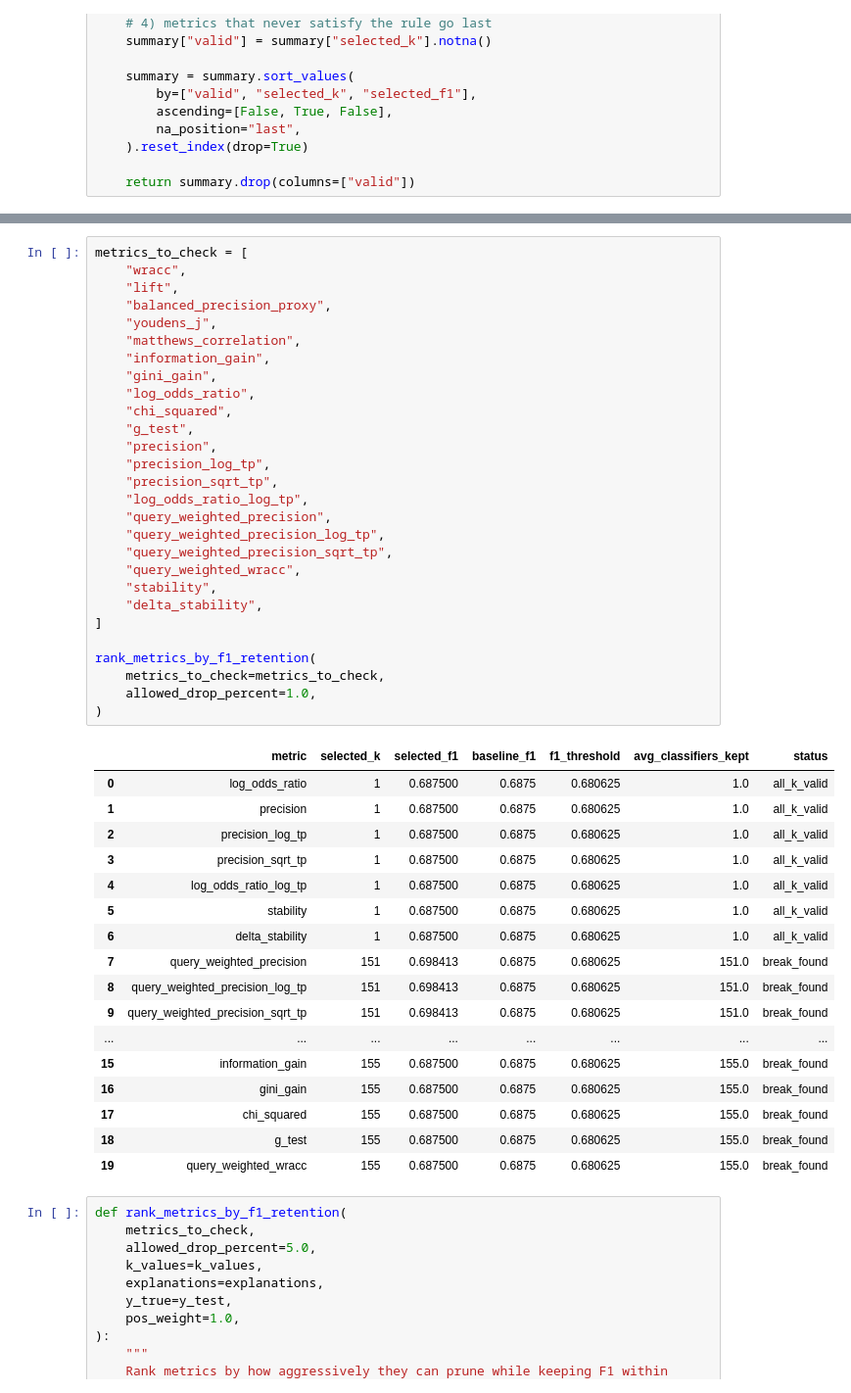
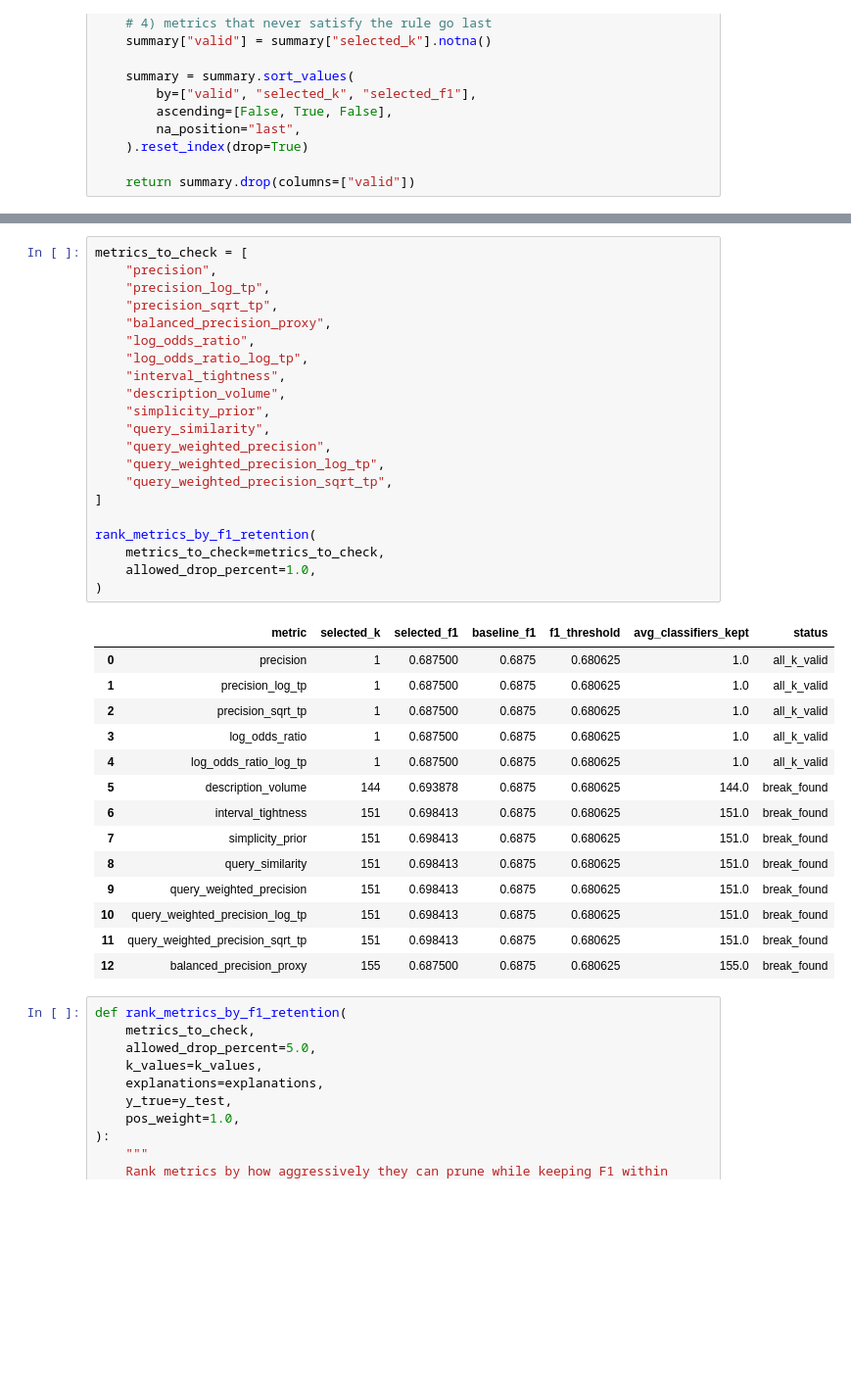
Before and after one commit to TTPO100AJIEX/OSDA-LazyFCA, a Jupyter notebook: experiments/sonar_topk_ranking_raw.ipynb, the cells around one changed output, grey strips where cells are left out. Shown at 98% size. Drawn from its saved outputs; the diff is of its cells as text; blank space fills up the shorter version.

```diff
--- a/experiments/sonar_topk_ranking_raw.ipynb
+++ b/experiments/sonar_topk_ranking_raw.ipynb
@@ -749,49 +719,39 @@ rank_metrics_by_f1_retention(
 # %%
 metrics_to_check = [
-    "wracc",
-    "lift",
-    "balanced_precision_proxy",
-    "youdens_j",
-    "matthews_correlation",
-    "information_gain",
-    "gini_gain",
-    "log_odds_ratio",
-    "chi_squared",
-    "g_test",
     "precision",
     "precision_log_tp",
     "precision_sqrt_tp",
+    "balanced_precision_proxy",
+    "log_odds_ratio",
     "log_odds_ratio_log_tp",
+    "interval_tightness",
+    "description_volume",
+    "simplicity_prior",
+    "query_similarity",
     "query_weighted_precision",
     "query_weighted_precision_log_tp",
     "query_weighted_precision_sqrt_tp",
-    "query_weighted_wracc",
-    "stability",
-    "delta_stability",
 ]
 
 rank_metrics_by_f1_retention(
     metrics_to_check=metrics_to_check,
     allowed_drop_percent=1.0,
 )
 # %% [output]
 |  | metric | selected_k | selected_f1 | baseline_f1 | f1_threshold | avg_classifiers_kept | status |
-| 0 | log_odds_ratio | 1 | 0.687500 | 0.6875 | 0.680625 | 1.0 | all_k_valid |
-| 1 | precision | 1 | 0.687500 | 0.6875 | 0.680625 | 1.0 | all_k_valid |
-| 2 | precision_log_tp | 1 | 0.687500 | 0.6875 | 0.680625 | 1.0 | all_k_valid |
-| 3 | precision_sqrt_tp | 1 | 0.687500 | 0.6875 | 0.680625 | 1.0 | all_k_valid |
+| 0 | precision | 1 | 0.687500 | 0.6875 | 0.680625 | 1.0 | all_k_valid |
+| 1 | precision_log_tp | 1 | 0.687500 | 0.6875 | 0.680625 | 1.0 | all_k_valid |
+| 2 | precision_sqrt_tp | 1 | 0.687500 | 0.6875 | 0.680625 | 1.0 | all_k_valid |
+| 3 | log_odds_ratio | 1 | 0.687500 | 0.6875 | 0.680625 | 1.0 | all_k_valid |
 | 4 | log_odds_ratio_log_tp | 1 | 0.687500 | 0.6875 | 0.680625 | 1.0 | all_k_valid |
-| 5 | stability | 1 | 0.687500 | 0.6875 | 0.680625 | 1.0 | all_k_valid |
-| 6 | delta_stability | 1 | 0.687500 | 0.6875 | 0.680625 | 1.0 | all_k_valid |
-| 7 | query_weighted_precision | 151 | 0.698413 | 0.6875 | 0.680625 | 151.0 | break_found |
-| 8 | query_weighted_precision_log_tp | 151 | 0.698413 | 0.6875 | 0.680625 | 151.0 | break_found |
-| 9 | query_weighted_precision_sqrt_tp | 151 | 0.698413 | 0.6875 | 0.680625 | 151.0 | break_found |
-| ... | ... | ... | ... | ... | ... | ... | ... |
-| 15 | information_gain | 155 | 0.687500 | 0.6875 | 0.680625 | 155.0 | break_found |
-| 16 | gini_gain | 155 | 0.687500 | 0.6875 | 0.680625 | 155.0 | break_found |
-| 17 | chi_squared | 155 | 0.687500 | 0.6875 | 0.680625 | 155.0 | break_found |
-| 18 | g_test | 155 | 0.687500 | 0.6875 | 0.680625 | 155.0 | break_found |
-| 19 | query_weighted_wracc | 155 | 0.687500 | 0.6875 | 0.680625 | 155.0 | break_found |
+| 5 | description_volume | 144 | 0.693878 | 0.6875 | 0.680625 | 144.0 | break_found |
+| 6 | interval_tightness | 151 | 0.698413 | 0.6875 | 0.680625 | 151.0 | break_found |
+| 7 | simplicity_prior | 151 | 0.698413 | 0.6875 | 0.680625 | 151.0 | break_found |
+| 8 | query_similarity | 151 | 0.698413 | 0.6875 | 0.680625 | 151.0 | break_found |
+| 9 | query_weighted_precision | 151 | 0.698413 | 0.6875 | 0.680625 | 151.0 | break_found |
+| 10 | query_weighted_precision_log_tp | 151 | 0.698413 | 0.6875 | 0.680625 | 151.0 | break_found |
+| 11 | query_weighted_precision_sqrt_tp | 151 | 0.698413 | 0.6875 | 0.680625 | 151.0 | break_found |
+| 12 | balanced_precision_proxy | 155 | 0.687500 | 0.6875 | 0.680625 | 155.0 | break_found |
 # %%
 def rank_metrics_by_f1_retention(
     metrics_to_check,
```
Also changed, not shown: parts of 9 cells of this notebook, 40 other files.
